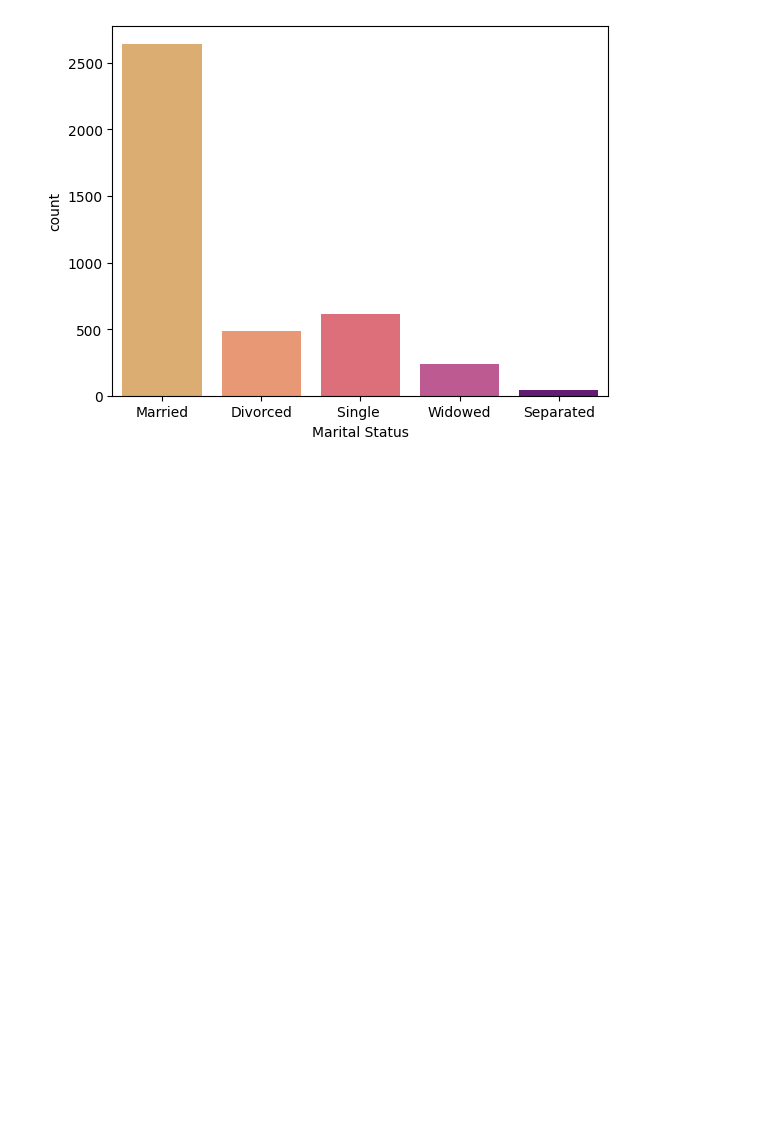
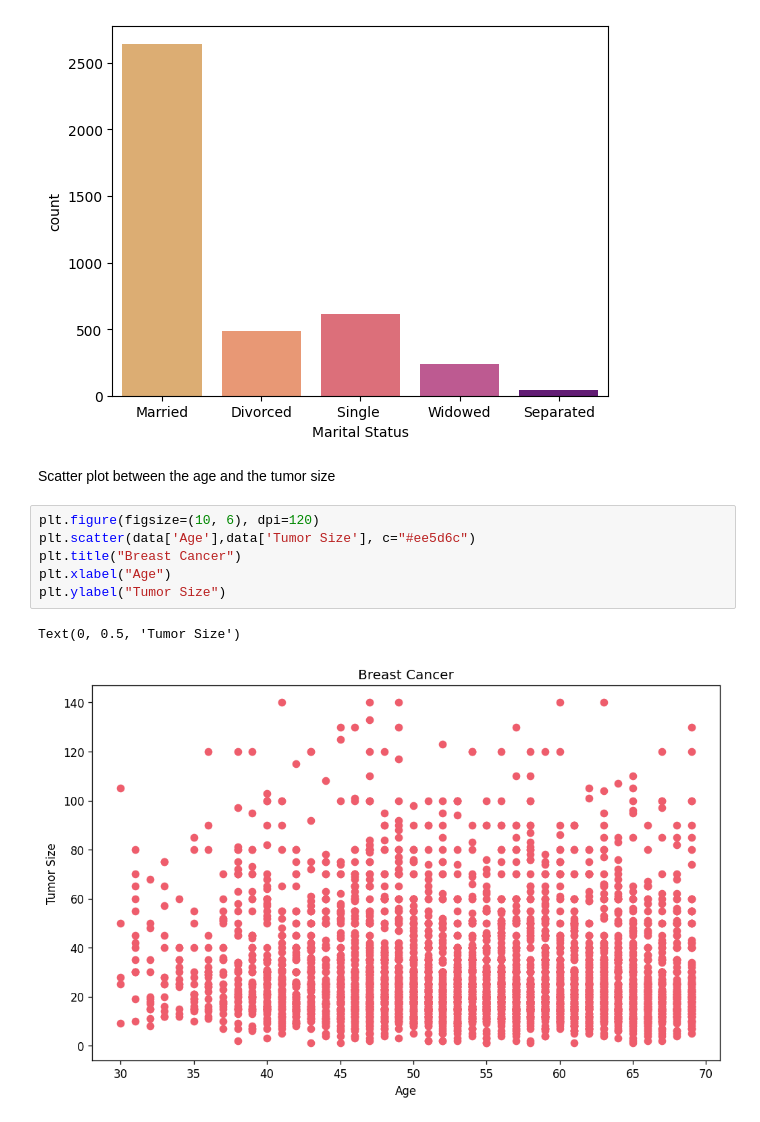
Before and after one commit to milijimenez/Data_Science_Projects, a Jupyter notebook: breast-cancer-analysis.ipynb, the cells around one changed output. Drawn from its saved outputs; the diff is of its cells as text; blank space fills up the shorter version.

Commit message:
Kaggle Notebook | Breast Cancer Analysis | Version 3

```diff
--- a/breast-cancer-analysis.ipynb
+++ b/breast-cancer-analysis.ipynb
@@ -72,3 +89,14 @@ sns.countplot(x=data['Marital Status'], palette=colors)
 # %% [output]
 <Axes: xlabel='Marital Status', ylabel='count'>
 [figure]
+# %% [markdown]
+Scatter plot between the age and the tumor size
+# %%
+plt.figure(figsize=(10, 6), dpi=120)
+plt.scatter(data['Age'],data['Tumor Size'], c="#ee5d6c")
+plt.title("Breast Cancer")
+plt.xlabel("Age")
+plt.ylabel("Tumor Size")
+# %% [output]
+Text(0, 0.5, 'Tumor Size')
+[figure, added]
```
Also changed, not shown: parts of 8 cells of this notebook.
